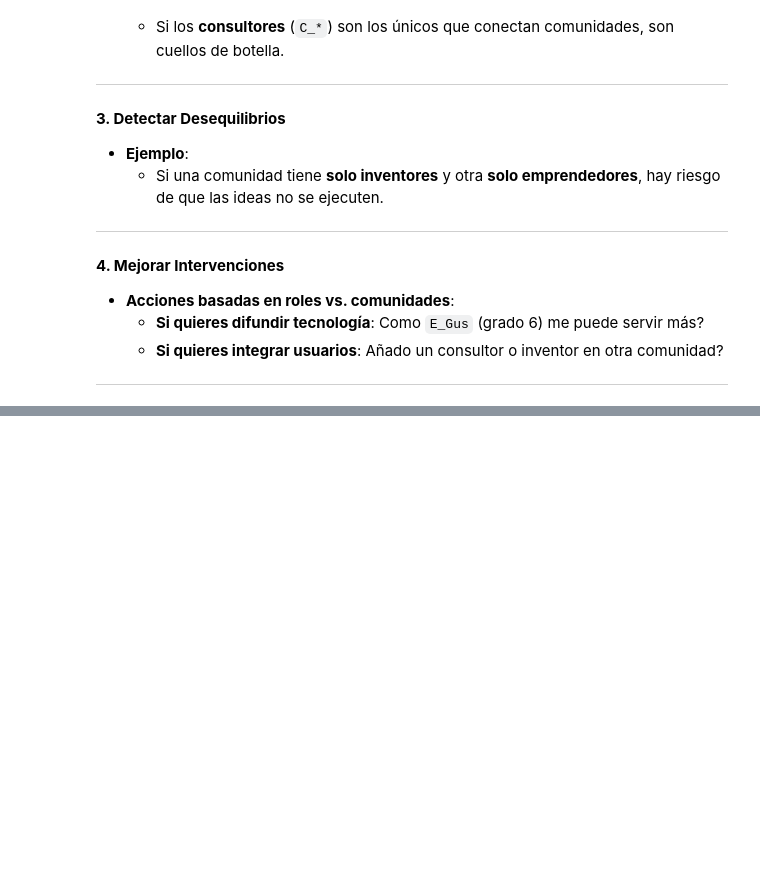
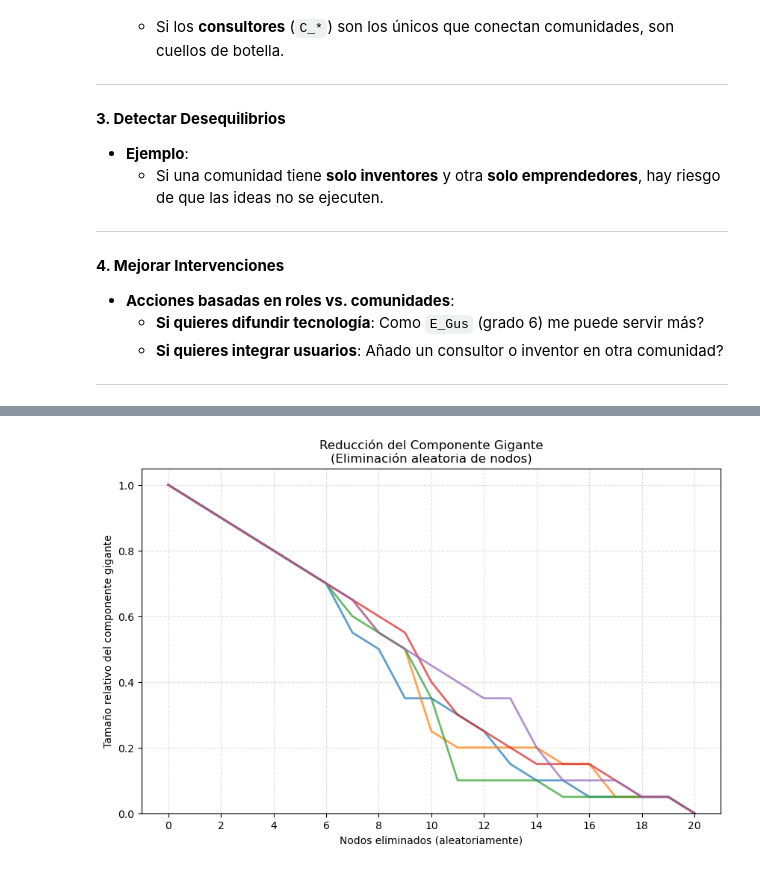
Before and after one commit to MAGALLANESJoseManuel/MGPIT_Pol748_Redes_5, a Jupyter notebook: Sesion5_online.ipynb, the cells around one changed output, grey strips where cells are left out. Drawn from its saved outputs; the diff is of its cells as text; code cells hidden in the pictures; blank space fills up the shorter version.

```diff
--- a/Sesion5_online.ipynb
+++ b/Sesion5_online.ipynb
@@ -682,0 +624,41 @@ flow_network = innovation_network.to_directed()
+# %%
+import random
+
+def simular_componente_gigante(G, n_simulaciones=5):
+    plt.figure(figsize=(10, 6))
+
+    for _ in range(n_simulaciones):
+        G_copy = G.copy()
+        nodos = list(G_copy.nodes())
+        random.shuffle(nodos)
+
+        tamano_original = len(G_copy)
+        tamanos = []
+
+        for i in range(len(nodos)+1):
+            if i > 0:
+                G_copy.remove_node(nodos[i-1])
+
+            if G_copy.number_of_nodes() == 0:
+                tamanos.append(0)
+            else:
+                componente_gigante = max(nx.connected_components(G_copy), key=len)
+                tamanos.append(len(componente_gigante)/tamano_original)
+
+        plt.plot(range(len(nodos)+1), tamanos, alpha=0.7, linewidth=2)
+
+    # Configuración del eje X con enteros
+    plt.xticks(range(0, len(G.nodes())+1, max(1, len(G.nodes())//10)))  # Muestra ~10 marcas en el eje X
+    plt.xlabel('Nodos eliminados (aleatoriamente)')
+    plt.ylabel('Tamaño relativo del componente gigante')
+    plt.title('Reducción del Componente Gigante\n(Eliminación aleatoria de nodos)')
+    plt.grid(True, linestyle='--', alpha=0.4)
+    plt.ylim(0, 1.05)
+    plt.show()
+
+
+# Ejecutar simulación
+
+simular_componente_gigante(innovation_network)
+# %% [output]
+[figure, added]
```
Also changed, not shown: parts of 14 cells of this notebook, 1 other file.
